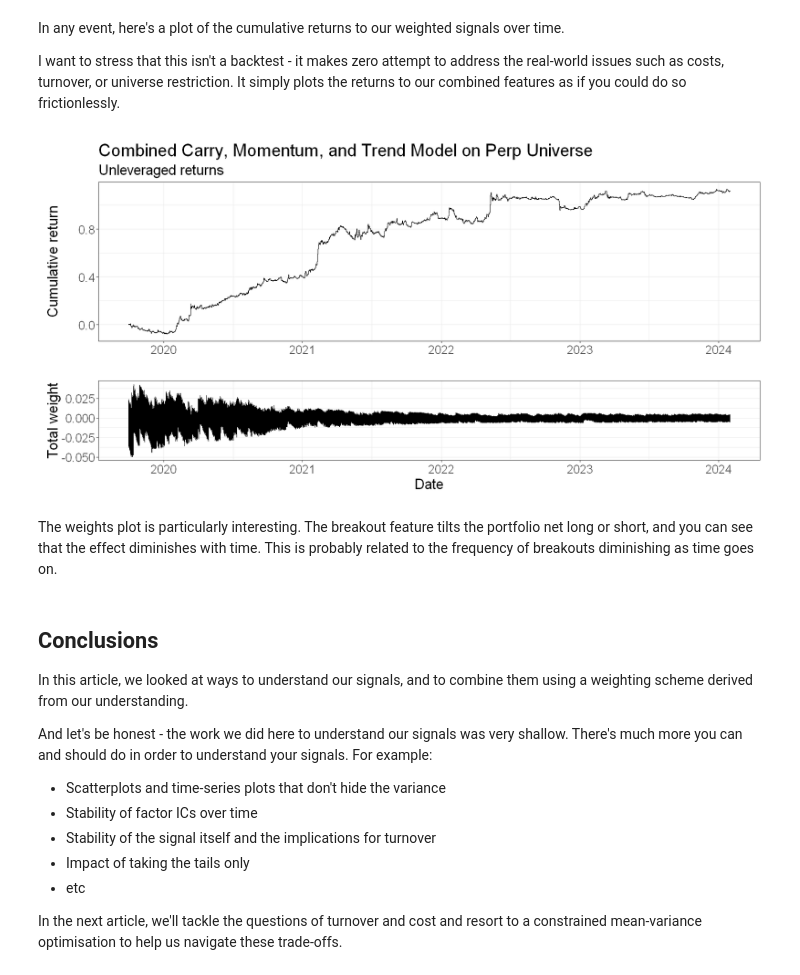
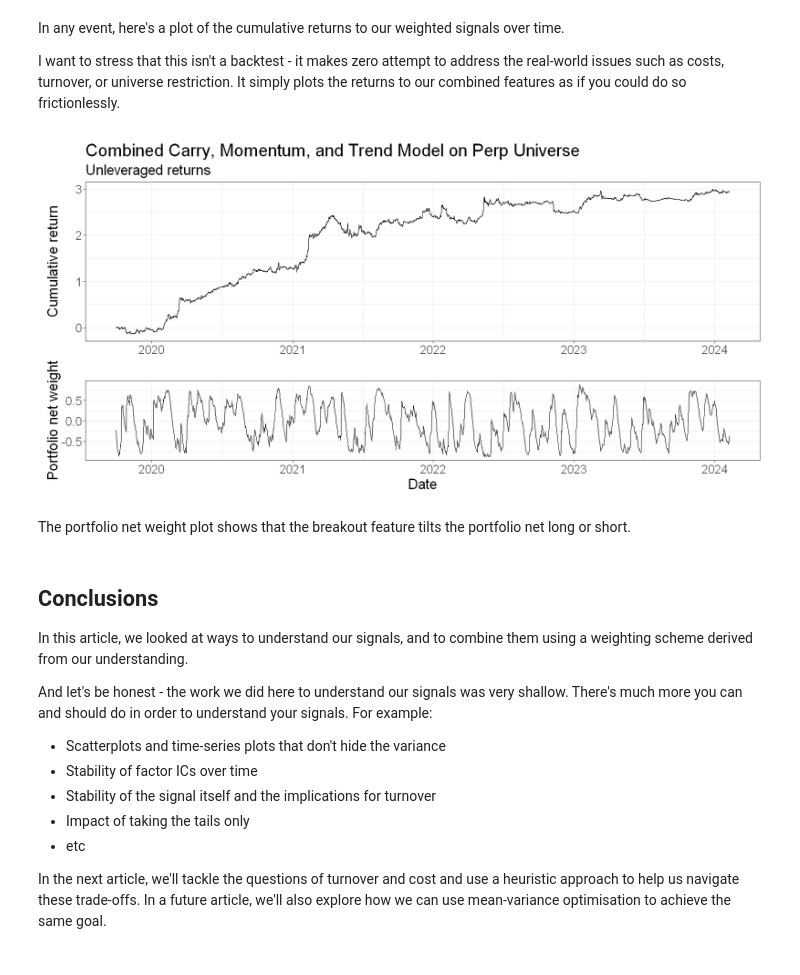
Before and after one commit to Robot-Wealth/trader-tales, a Jupyter notebook: quantifying-combining-alphas/quantifying_and_combining_alphas.ipynb, the cells around one changed output. Cells and saved outputs as stored; diff of their text form; code cells hidden in the pictures.

```diff
--- a/quantifying-combining-alphas/quantifying_and_combining_alphas.ipynb
+++ b/quantifying-combining-alphas/quantifying_and_combining_alphas.ipynb
@@ -392,38 +392,42 @@ I want to stress that this isn't a backtest - it makes zero attempt to address t
 # %%
 model_df <- features %>%
   filter(is_universe) %>%
   group_by(date) %>%
   mutate(
     carry_decile = ntile(carry, 10),
     carry_weight = (carry_decile - 5.5)/5,  # will run -4.5 to 4.5
     momo_decile = ntile(momo, 10),
     momo_weight = -(momo_decile - 5.5)/5,  # will run -4.5 to 4.5
     breakout_weight = breakout / 5 , # approx - breakout runs between -9 and 9
-    total_weight = (0.3*carry_weight + 0.5*momo_weight + 0.2*breakout_weight) / n()
+    combined_weight = (0.3*carry_weight + 0.5*momo_weight + 0.2*breakout_weight),
+    # scale weights so that abs values sum to 1 - no leverage condition
+    scaled_weight = combined_weight/sum(abs(combined_weight))
   )
 
 returns_plot <- model_df %>%
-  summarize(returns = total_weight * total_returns_simple, .groups = "drop") %>%
+  summarize(returns = scaled_weight * total_returns_simple, .groups = "drop") %>%
   mutate(logreturns = log(returns+1)) %>%
   ggplot(aes(x=date, y=cumsum(logreturns))) +
   geom_line() +
   labs(
     title = 'Combined Carry, Momentum, and Trend Model on Perp Universe',
     subtitle = "Unleveraged returns",
     x = "",
     y = "Cumulative return"
   )
 
 weights_plot <- model_df %>%
+  group_by(date) %>%
+  summarise(total_weight = sum(scaled_weight)) %>%
   ggplot(aes(x = date, y = total_weight)) +
   geom_line() +
-  labs(x = "Date", y = "Total weight")
+  labs(x = "Date", y = "Portfolio net weight")
 
 returns_plot / weights_plot + plot_layout(heights = c(2,1))
 # %% [output]
-[figure, old version]
+[figure, new version]
-# %% [markdown]
-The weights plot is particularly interesting. The breakout feature tilts the portfolio net long or short, and you can see that the effect diminishes with time. This is probably related to the frequency of breakouts diminishing as time goes on.
+# %% [markdown]
+The portfolio net weight plot shows that the breakout feature tilts the portfolio net long or short.
 # %% [markdown]
 ## Conclusions
 
@@ -436,4 +440,4 @@ And let's be honest - the work we did here to understand our signals was very sh
 - Impact of taking the tails only
 - etc
 
-In the next article, we'll tackle the questions of turnover and cost and resort to a constrained mean-variance optimisation to help us navigate these trade-offs.
+In the next article, we'll tackle the questions of turnover and cost and use a heuristic approach to help us navigate these trade-offs. In a future article, we'll also explore how we can use mean-variance optimisation to achieve the same goal.
```
Also changed, not shown: parts of 13 cells of this notebook, 2 other files.
